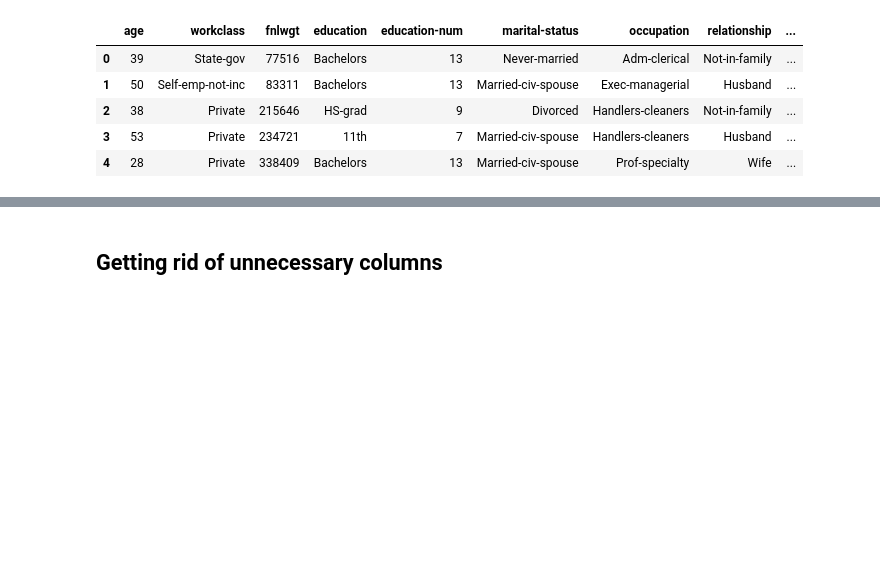
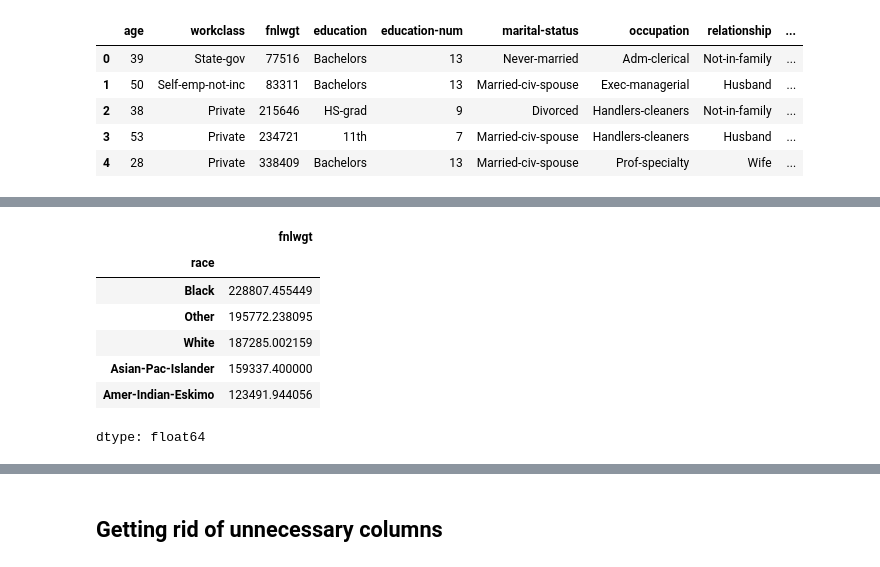
Before and after one commit to paninishah/synapse-learning-phase, a Jupyter notebook: Panini_SynapseLP_Task4.ipynb, the cells around one changed output, grey strips where cells are left out. Saved outputs shown, nothing was run; the diff lists cells and outputs as text; code cells hidden in the pictures; blank space fills up the shorter version.

```diff
--- a/Panini_SynapseLP_Task4.ipynb
+++ b/Panini_SynapseLP_Task4.ipynb
@@ -133,0 +147,12 @@ df.head()
+# %%
+#for race
+df.groupby('race')['fnlwgt'].mean().sort_values(ascending=False)
+# %% [output]
+|  | fnlwgt |
+| race |  |
+| Black | 228807.455449 |
+| Other | 195772.238095 |
+| White | 187285.002159 |
+| Asian-Pac-Islander | 159337.400000 |
+| Amer-Indian-Eskimo | 123491.944056 |
+dtype: float64
```
Also changed, not shown: parts of 39 cells of this notebook.
